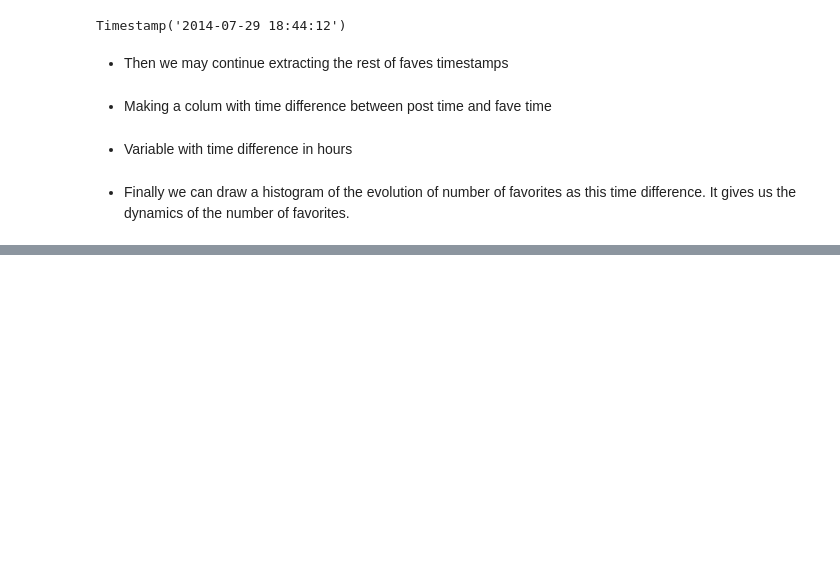
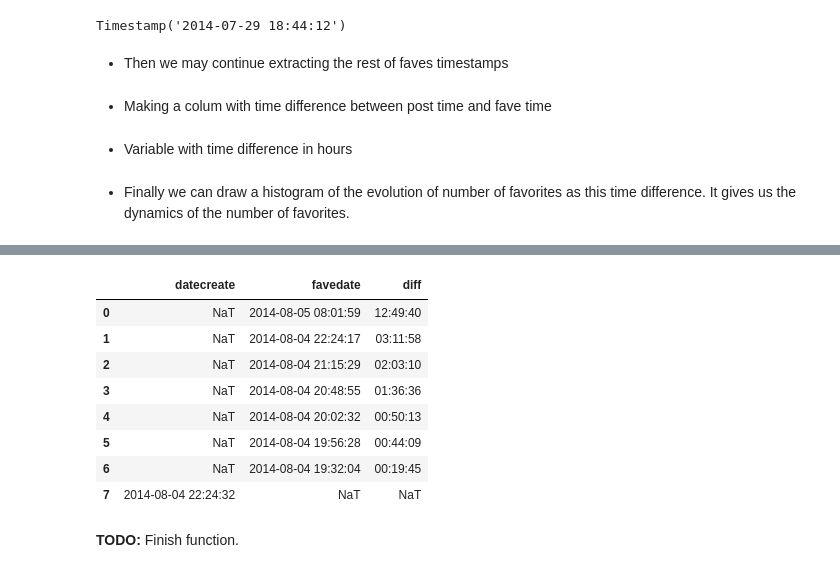
Before and after one commit to odhondt/flickr-data, a Jupyter notebook: flickr data.ipynb, the cells around one changed output, grey strips where cells are left out. Saved outputs shown, nothing was run; the diff lists cells and outputs as text; code cells hidden in the pictures; blank space fills up the shorter version.

```diff
--- a/flickr data.ipynb
+++ b/flickr data.ipynb
@@ -206,0 +258,14 @@ xlabel('hours'); ylabel('Number of favorites')
+# %%
+ddf
+# %% [output]
+|  | datecreate | favedate | diff |
+| 0 | NaT | 2014-08-05 08:01:59 | 12:49:40 |
+| 1 | NaT | 2014-08-04 22:24:17 | 03:11:58 |
+| 2 | NaT | 2014-08-04 21:15:29 | 02:03:10 |
+| 3 | NaT | 2014-08-04 20:48:55 | 01:36:36 |
+| 4 | NaT | 2014-08-04 20:02:32 | 00:50:13 |
+| 5 | NaT | 2014-08-04 19:56:28 | 00:44:09 |
+| 6 | NaT | 2014-08-04 19:32:04 | 00:19:45 |
+| 7 | 2014-08-04 22:24:32 | NaT | NaT |
+# %% [markdown]
+**TODO:** Finish function.
```
Also changed, not shown: parts of 6 cells of this notebook.
